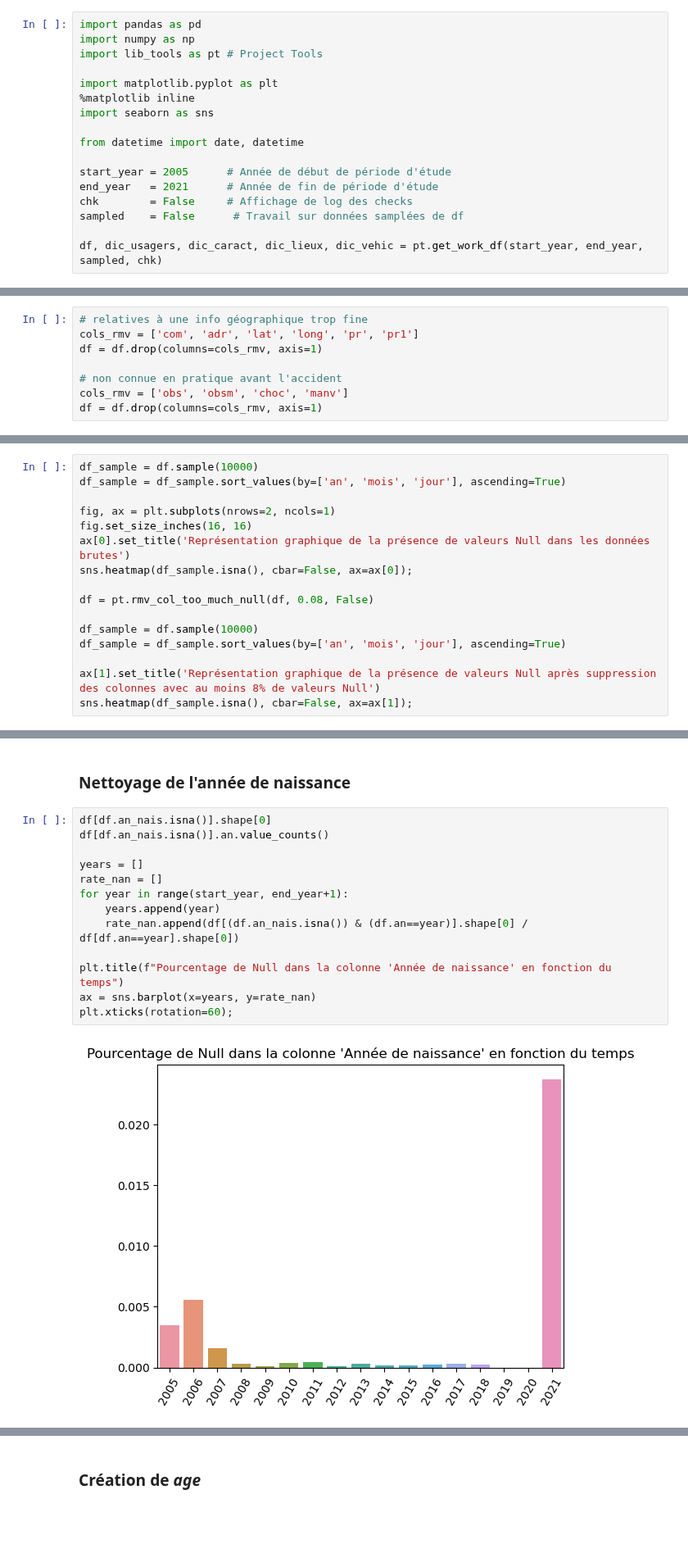
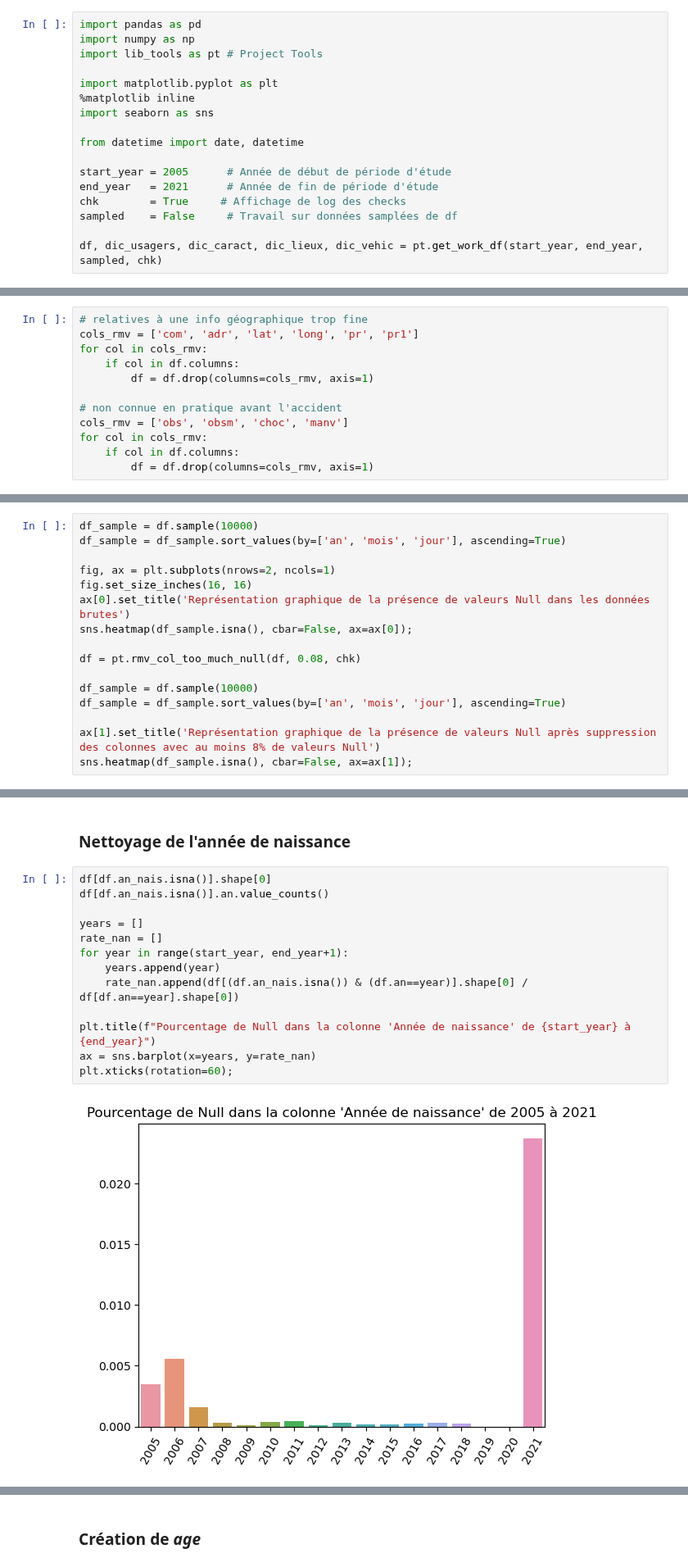
Before and after one commit to nicolascarayon/projet-accidents-routiers, a Jupyter notebook: nico_load_data_in_df.ipynb, the cells around one changed output, grey strips where cells are left out. Shown at 82% size. Saved outputs shown, nothing was run; the diff lists cells and outputs as text; blank space fills up the shorter version.

```diff
--- a/nico_load_data_in_df.ipynb
+++ b/nico_load_data_in_df.ipynb
@@ -11,7 +11,7 @@ from datetime import date, datetime
 
 start_year = 2005      # Année de début de période d'étude
 end_year   = 2021      # Année de fin de période d'étude
-chk        = False     # Affichage de log des checks
-sampled    = False      # Travail sur données samplées de df
+chk        = True     # Affichage de log des checks
+sampled    = False     # Travail sur données samplées de df
 
 df, dic_usagers, dic_caract, dic_lieux, dic_vehic = pt.get_work_df(start_year, end_year, sampled, chk)
@@ -25,11 +62,15 @@ if display_stat_data_load:
 # %%
 # relatives à une info géographique trop fine
 cols_rmv = ['com', 'adr', 'lat', 'long', 'pr', 'pr1']
-df = df.drop(columns=cols_rmv, axis=1)
+for col in cols_rmv:
+    if col in df.columns:
+        df = df.drop(columns=cols_rmv, axis=1)
 
 # non connue en pratique avant l'accident
 cols_rmv = ['obs', 'obsm', 'choc', 'manv']
-df = df.drop(columns=cols_rmv, axis=1)
+for col in cols_rmv:
+    if col in df.columns:
+        df = df.drop(columns=cols_rmv, axis=1)
 # %% [markdown]
 ### Représentation graphique des *Null* - Suppression de variables avec plus de 8 % de Null
 # %%
@@ -41,7 +82,7 @@ fig.set_size_inches(16, 16)
 ax[0].set_title('Représentation graphique de la présence de valeurs Null dans les données brutes')
 sns.heatmap(df_sample.isna(), cbar=False, ax=ax[0]);
 
-df = pt.rmv_col_too_much_null(df, 0.08, False)
+df = pt.rmv_col_too_much_null(df, 0.08, chk)
 
 df_sample = df.sample(10000)
 df_sample = df_sample.sort_values(by=['an', 'mois', 'jour'], ascending=True)
@@ -59,18 +117,18 @@ df = pt.clean_categ_not_specified(df)
 # %%
 df[df.an_nais.isna()].shape[0]
 df[df.an_nais.isna()].an.value_counts()
 
 years = []
 rate_nan = []
 for year in range(start_year, end_year+1):
     years.append(year)
     rate_nan.append(df[(df.an_nais.isna()) & (df.an==year)].shape[0] / df[df.an==year].shape[0])
 
-plt.title(f"Pourcentage de Null dans la colonne 'Année de naissance' en fonction du temps")
+plt.title(f"Pourcentage de Null dans la colonne 'Année de naissance' de {start_year} à {end_year}")
 ax = sns.barplot(x=years, y=rate_nan)
 plt.xticks(rotation=60);
 # %% [output]
-[figure, old version]
+[figure, new version]
 # %%
 print("Suppression des lignes avec Null : ")
 nb_bef = df.shape[0]
```
Also changed, not shown: parts of 16 cells of this notebook, 1 other file.
